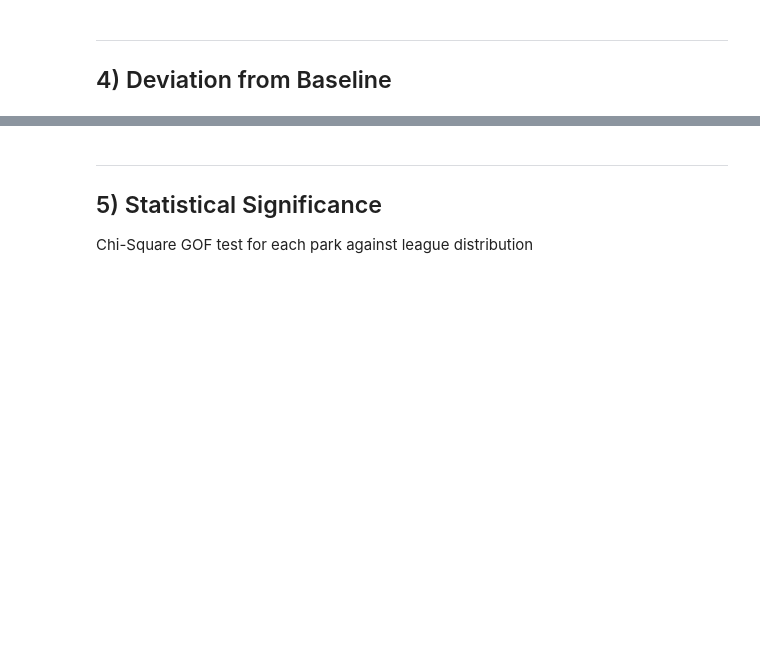
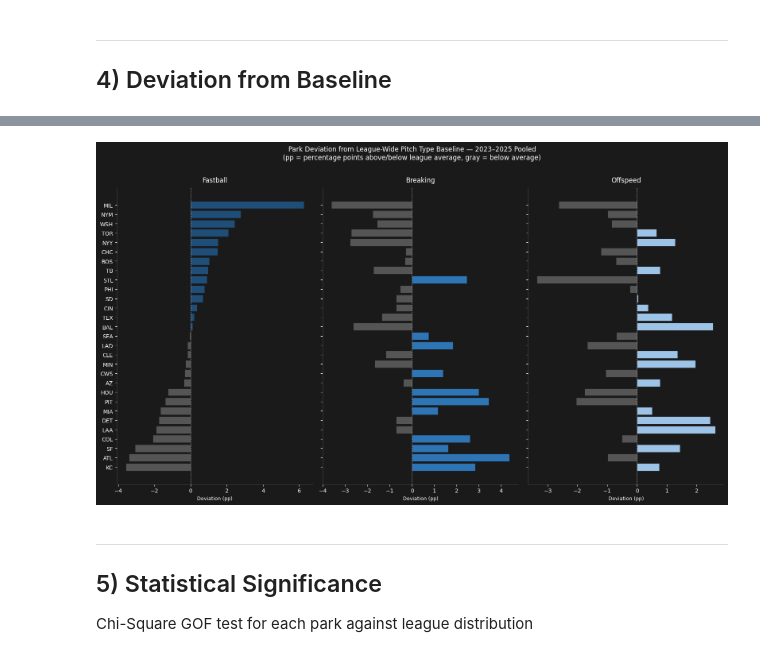
Before and after one commit to brycemgelarden/MLB_Ballpark_Factor_Analysis, a Jupyter notebook: notebooks/04_pitch_type_freq.ipynb, the cells around one changed output, grey strips where cells are left out. Drawn from its saved outputs; the diff is of its cells as text; code cells hidden in the pictures; blank space fills up the shorter version.

```diff
--- a/notebooks/04_pitch_type_freq.ipynb
+++ b/notebooks/04_pitch_type_freq.ipynb
@@ -136,3 +227,12 @@ ___
 # %% [markdown]
 ___
 ## 4) Deviation from Baseline
+# %%
+# subtracting league baseline from each park's proportions
+# positive = park throws that type more than league average, negative indicates less
+baseline_props = league_baseline["proportion"]
+
+park_deviations = park_props.subtract(baseline_props, axis=1) * 100  # expressed in percentage points
+
+print("Deviation from League Baseline (percentage points)\n")
+print(park_deviations.sort_values("Fastball", ascending=False).round(2).to_string())
@@ -139,3 +257,38 @@ ___
+# %%
+# Sort by fastball deviation — puts Milwaukee at top and confirms visual from Section 3
+dev_sorted = park_deviations.sort_values("Fastball", ascending=True)
+
+fig, axes = plt.subplots(1, 3, figsize=(16, 9), sharey=True)
+
+for ax, cat in zip(axes, ["Fastball", "Breaking", "Offspeed"]):
+    values = dev_sorted[cat]
+    colors = [COLORS[cat] if v > 0 else "#555555" for v in values]
+
+    ax.barh(
+        dev_sorted.index,
+        values,
+        color=colors,
+        edgecolor="#1a1a1a",
+        linewidth=0.5,
+    )
+    ax.axvline(0, color="white", linewidth=0.8, linestyle="--", alpha=0.6)
+    ax.set_title(cat, color="white", fontsize=12, pad=10)
+    ax.set_xlabel("Deviation (pp)", color="white", fontsize=9)
+    ax.tick_params(colors="white")
+    ax.set_facecolor("#1a1a1a")
+    ax.spines[["top", "right"]].set_visible(False)
+    ax.spines[["left", "bottom"]].set_color("#444444")
+
+fig.patch.set_facecolor("#1a1a1a")
+fig.suptitle(
+    "Park Deviation from League-Wide Pitch Type Baseline — 2023–2025 Pooled\n(pp = percentage points above/below league average, gray = below average)",
+    color="white", fontsize=12, y=1.01
+)
+
+plt.tight_layout()
+plt.show()
+# %% [output]
+[figure, added]
 # %% [markdown]
 ___
 ## 5) Statistical Significance
```
Also changed, not shown: parts of 5 cells of this notebook.
